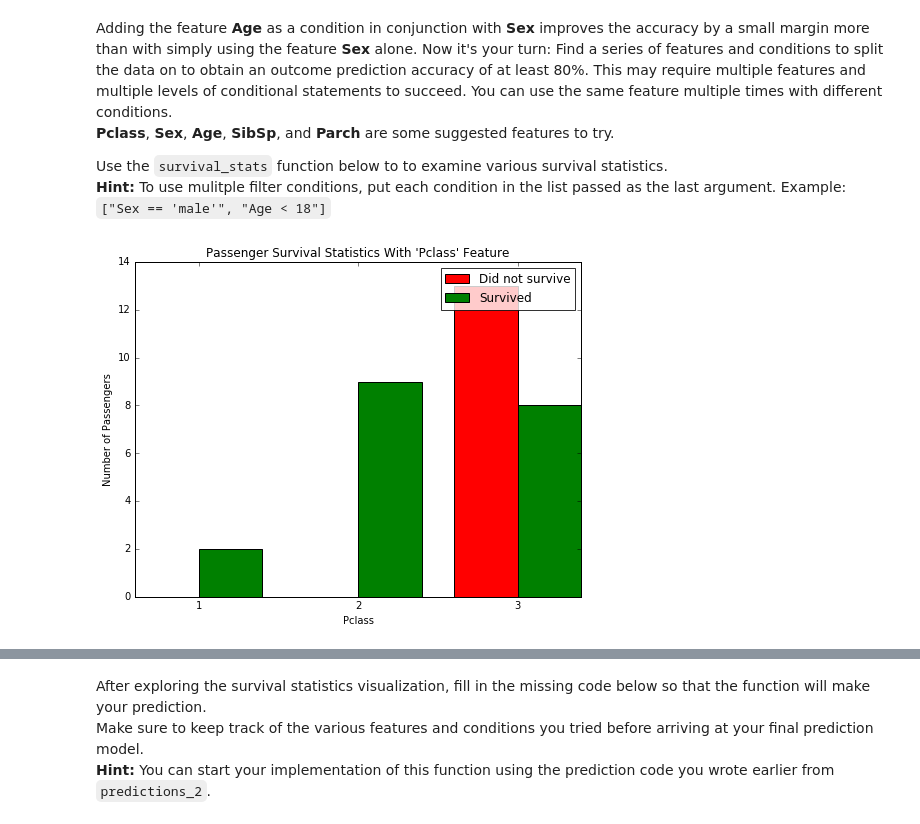
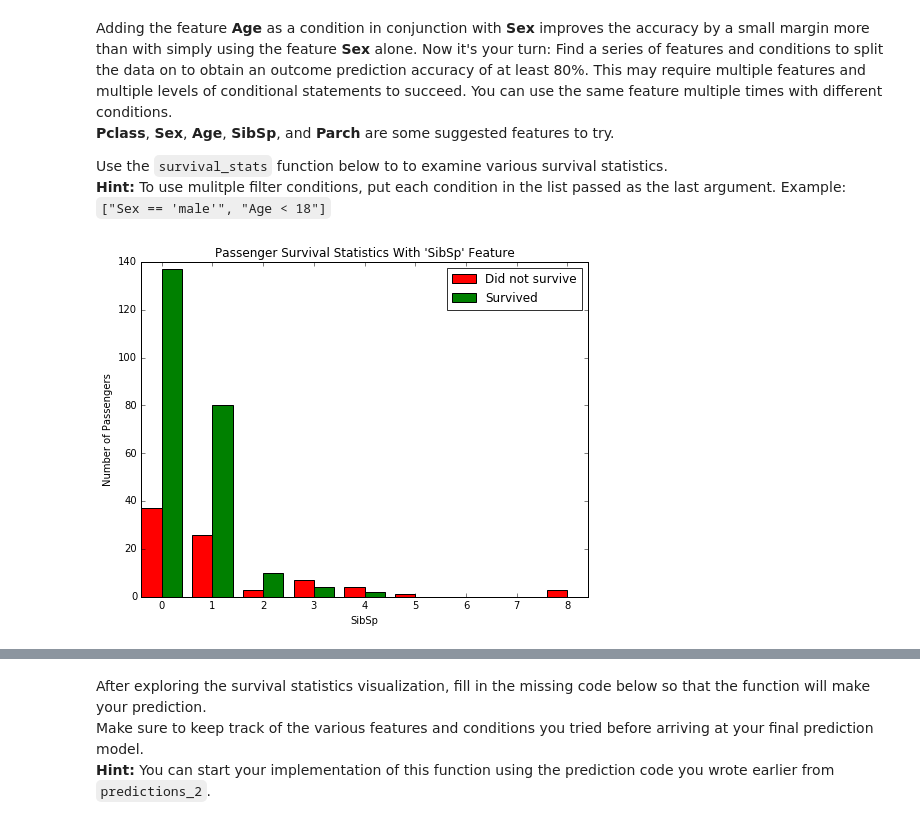
Before and after one commit to yichen123/machine-learning, a Jupyter notebook: projects/titanic_survival_exploration/Titanic_Survival_Exploration.ipynb, the cells around one changed output, grey strips where cells are left out. Drawn from its saved outputs; the diff is of its cells as text; code cells hidden in the pictures.

```diff
--- a/projects/titanic_survival_exploration/Titanic_Survival_Exploration.ipynb
+++ b/projects/titanic_survival_exploration/Titanic_Survival_Exploration.ipynb
@@ -203,6 +206,6 @@ Adding the feature **Age** as a condition in conjunction with **Sex** improves t
 Use the `survival_stats` function below to to examine various survival statistics.
 **Hint:** To use mulitple filter conditions, put each condition in the list passed as the last argument. Example: `["Sex == 'male'", "Age < 18"]`
 # %%
-survival_stats(data, outcomes, 'Pclass', ["Sex == 'male'", "Age < 10"])
+survival_stats(data, outcomes, 'SibSp', ["Sex == 'female'"])
 # %% [output]
-[figure, old version]
+[figure, new version]
```
Also changed, not shown: parts of 7 cells of this notebook, 2 other files.
